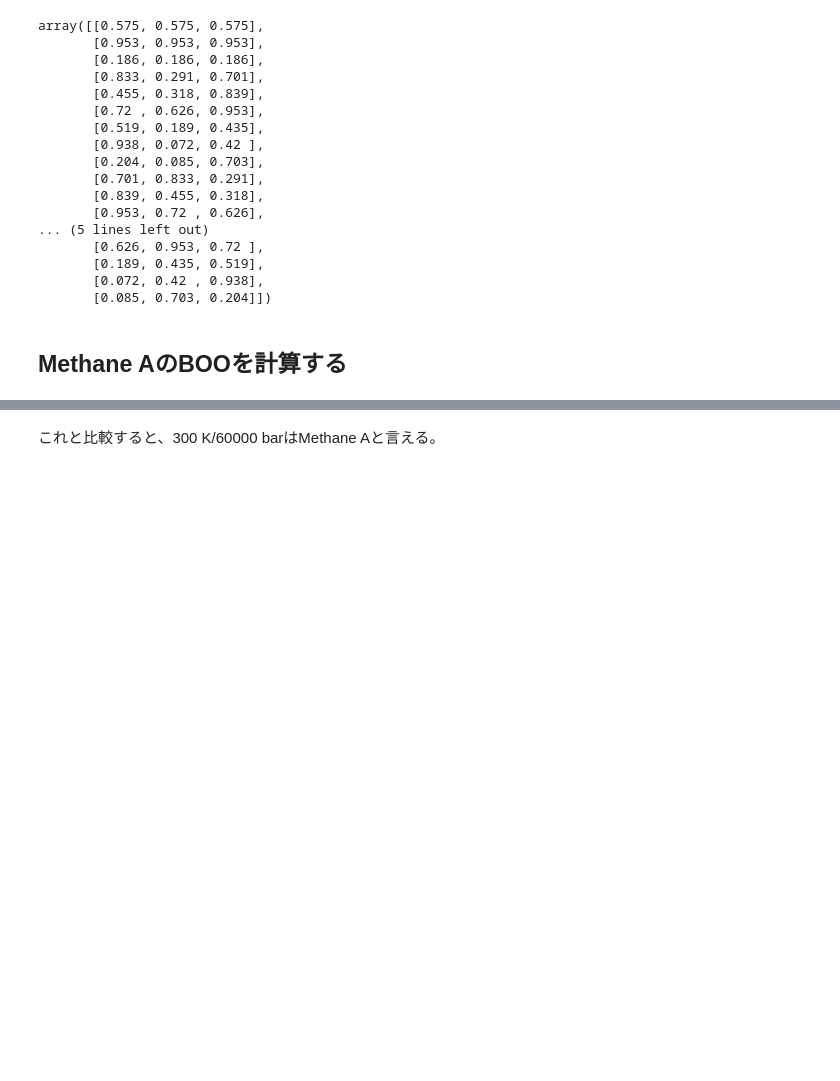
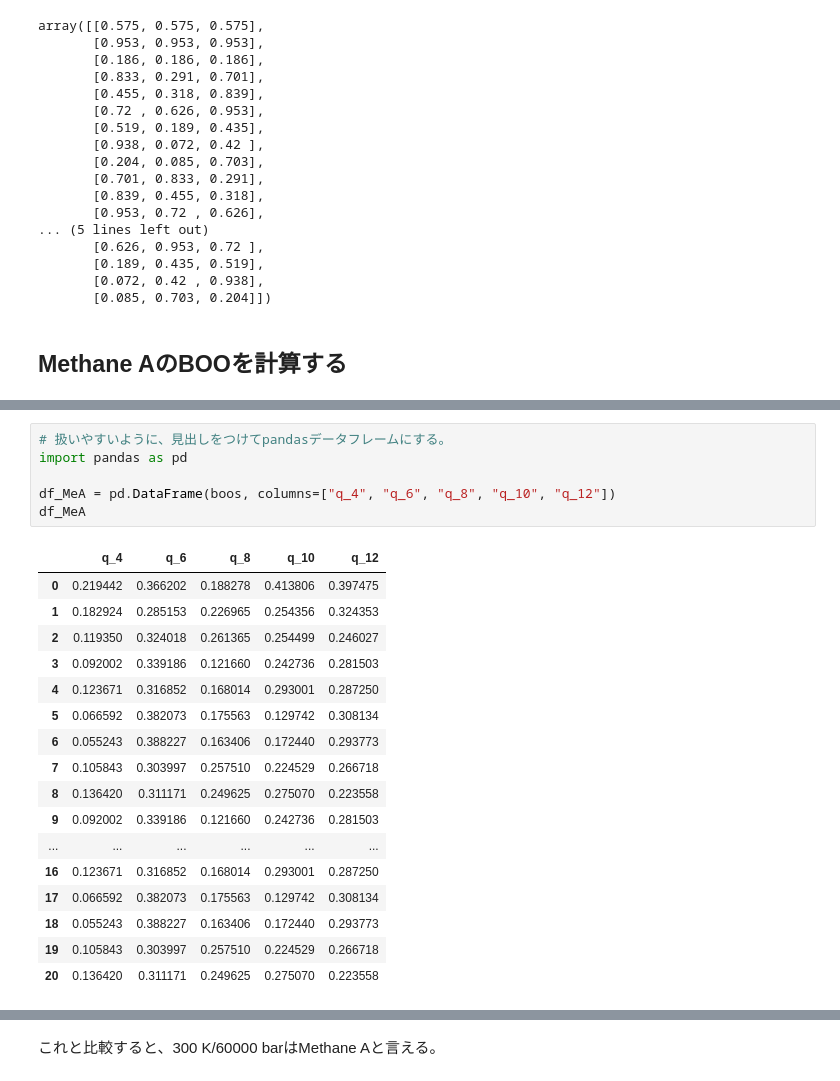
Before and after one commit to vitroid/boo, a Jupyter notebook: boo.ipynb, the cells around one changed output, grey strips where cells are left out. Saved outputs shown, nothing was run; the diff lists cells and outputs as text; blank space fills up the shorter version.

```diff
--- a/boo.ipynb
+++ b/boo.ipynb
@@ -921,0 +890,24 @@ Casting complex values to real discards the imaginary part
+# %%
+# 扱いやすいように、見出しをつけてpandasデータフレームにする。
+import pandas as pd
+
+df_MeA = pd.DataFrame(boos, columns=["q_4", "q_6", "q_8", "q_10", "q_12"])
+df_MeA
+# %% [output]
+|  | q_4 | q_6 | q_8 | q_10 | q_12 |
+| 0 | 0.219442 | 0.366202 | 0.188278 | 0.413806 | 0.397475 |
+| 1 | 0.182924 | 0.285153 | 0.226965 | 0.254356 | 0.324353 |
+| 2 | 0.119350 | 0.324018 | 0.261365 | 0.254499 | 0.246027 |
+| 3 | 0.092002 | 0.339186 | 0.121660 | 0.242736 | 0.281503 |
+| 4 | 0.123671 | 0.316852 | 0.168014 | 0.293001 | 0.287250 |
+| 5 | 0.066592 | 0.382073 | 0.175563 | 0.129742 | 0.308134 |
+| 6 | 0.055243 | 0.388227 | 0.163406 | 0.172440 | 0.293773 |
+| 7 | 0.105843 | 0.303997 | 0.257510 | 0.224529 | 0.266718 |
+| 8 | 0.136420 | 0.311171 | 0.249625 | 0.275070 | 0.223558 |
+| 9 | 0.092002 | 0.339186 | 0.121660 | 0.242736 | 0.281503 |
+| ... | ... | ... | ... | ... | ... |
+| 16 | 0.123671 | 0.316852 | 0.168014 | 0.293001 | 0.287250 |
+| 17 | 0.066592 | 0.382073 | 0.175563 | 0.129742 | 0.308134 |
+| 18 | 0.055243 | 0.388227 | 0.163406 | 0.172440 | 0.293773 |
+| 19 | 0.105843 | 0.303997 | 0.257510 | 0.224529 | 0.266718 |
+| 20 | 0.136420 | 0.311171 | 0.249625 | 0.275070 | 0.223558 |
```
Also changed, not shown: parts of 16 cells of this notebook, 4 other files.
